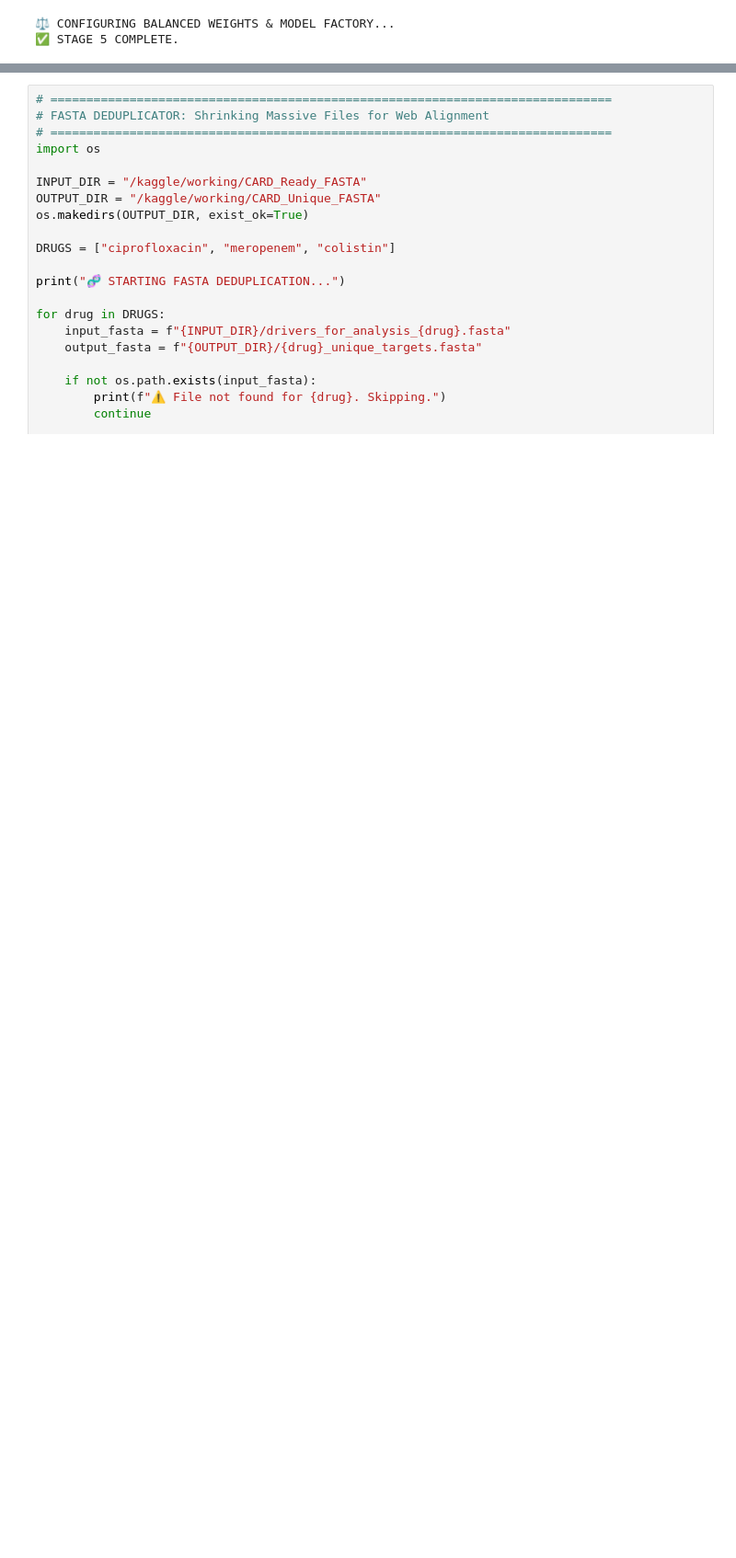
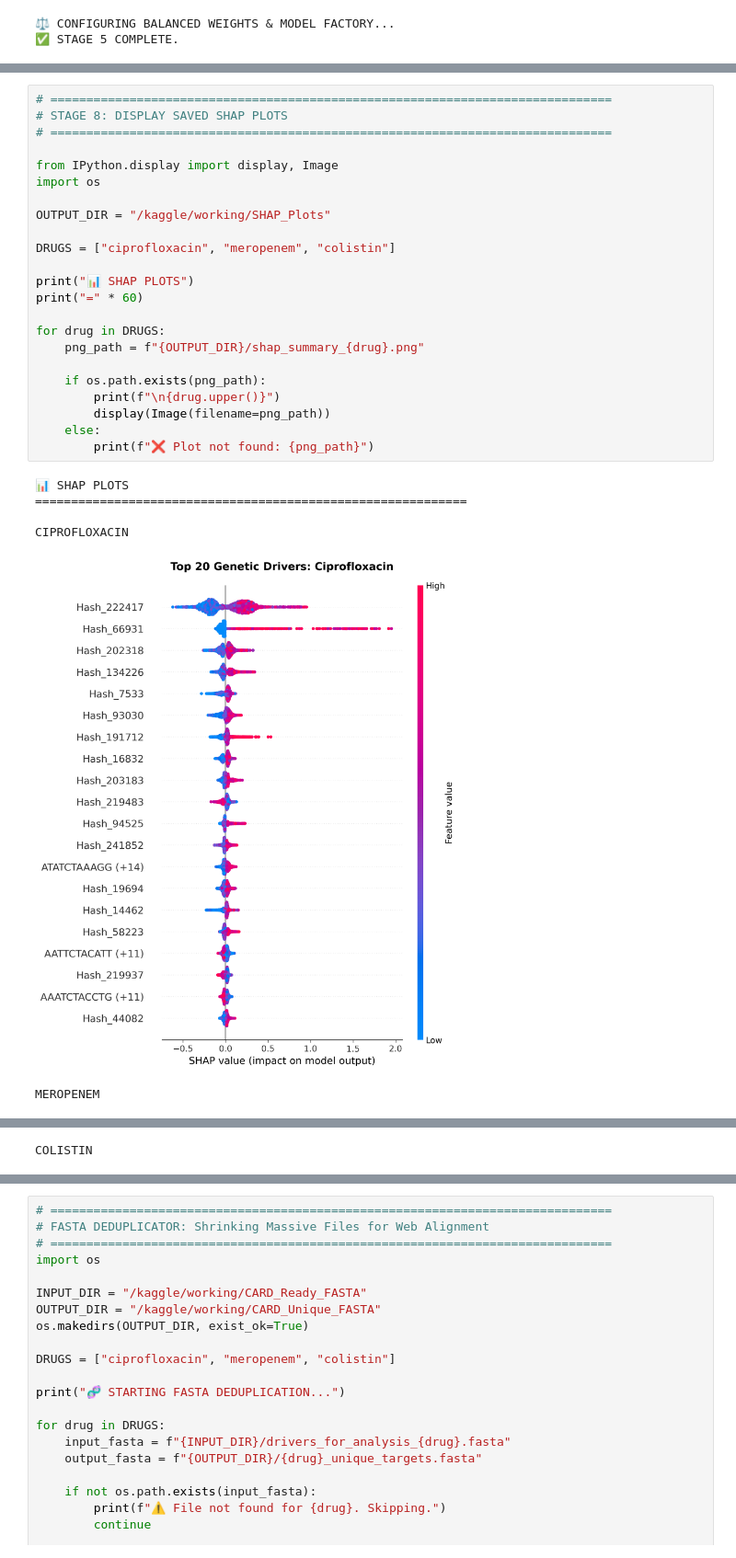
Before and after one commit to hunar101/AMR-prediction-and-finding-resistance-genes, a Jupyter notebook: k-pneumoniae-target-discovery.ipynb, the cells around one changed output, grey strips where cells are left out. Shown at 92% size. Saved outputs shown, nothing was run; the diff lists cells and outputs as text; blank space fills up the shorter version.

Commit message:
Kaggle Notebook | k.pneumoniae target discovery | Version 6

```diff
--- a/k-pneumoniae-target-discovery.ipynb
+++ b/k-pneumoniae-target-discovery.ipynb
@@ -1465,0 +1351,30 @@ print("\n🏁 SHAP VISUALIZATION COMPLETE.")
+# %%
+# ==============================================================================
+# STAGE 8: DISPLAY SAVED SHAP PLOTS
+# ==============================================================================
+
+from IPython.display import display, Image
+import os
+
+OUTPUT_DIR = "/kaggle/working/SHAP_Plots"
+
+DRUGS = ["ciprofloxacin", "meropenem", "colistin"]
+
+print("📊 SHAP PLOTS")
+print("=" * 60)
+
+for drug in DRUGS:
+    png_path = f"{OUTPUT_DIR}/shap_summary_{drug}.png"
+
+    if os.path.exists(png_path):
+        print(f"\n{drug.upper()}")
+        display(Image(filename=png_path))
+    else:
+        print(f"❌ Plot not found: {png_path}")
+# %% [output]
+📊 SHAP PLOTS
+============================================================
+
+CIPROFLOXACIN
+[figure, added]
+MEROPENEM
@@ -1465,0 +1382 @@ print("\n🏁 SHAP VISUALIZATION COMPLETE.")
+COLISTIN
```
Also changed, not shown: parts of 27 cells of this notebook.
